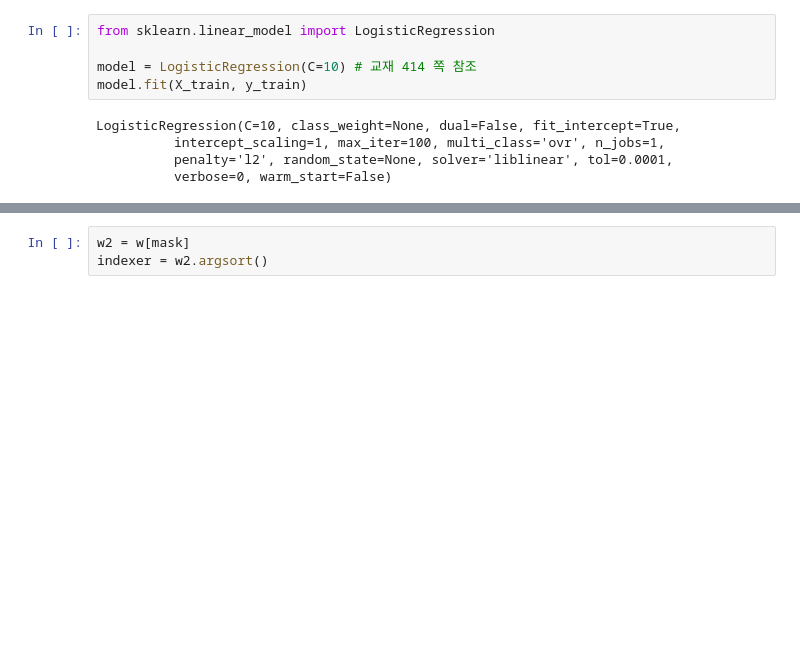
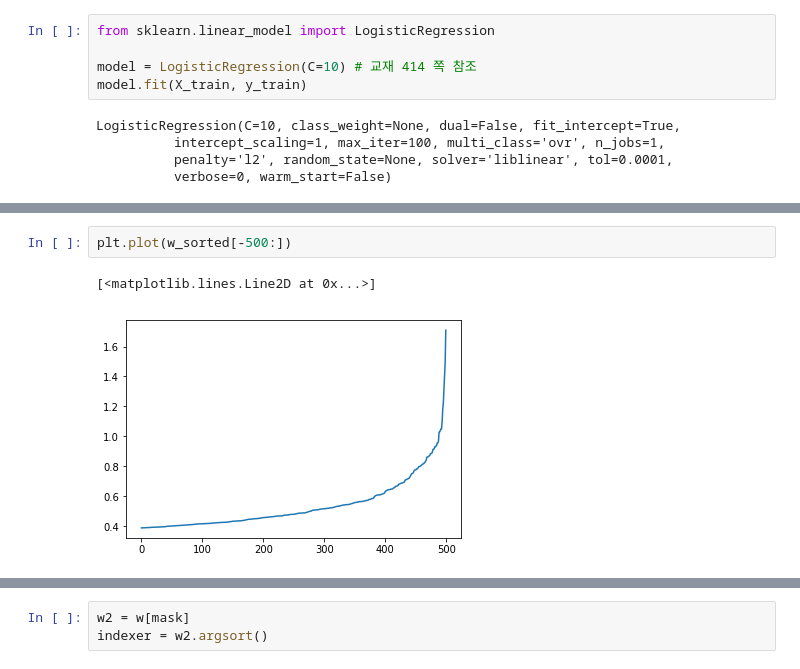
Before and after one commit to gubosd/lecture6, a Jupyter notebook: 머신러닝/05_텍스트_02_ngram.ipynb, the cells around one changed output, grey strips where cells are left out. Drawn from its saved outputs; the diff is of its cells as text; blank space fills up the shorter version.

```diff
--- a/머신러닝/05_텍스트_02_ngram.ipynb
+++ b/머신러닝/05_텍스트_02_ngram.ipynb
@@ -57,0 +83,5 @@ LogisticRegression(C=10, class_weight=None, dual=False, fit_intercept=True,
+# %%
+plt.plot(w_sorted[-500:])
+# %% [output]
+[<matplotlib.lines.Line2D at 0x...>]
+[figure, added]
```
Also changed, not shown: parts of 23 cells of this notebook, 1 other file.
